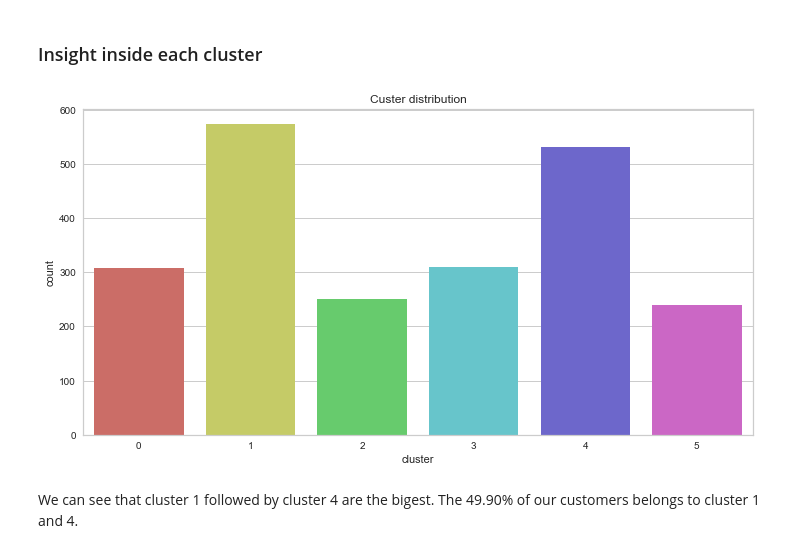
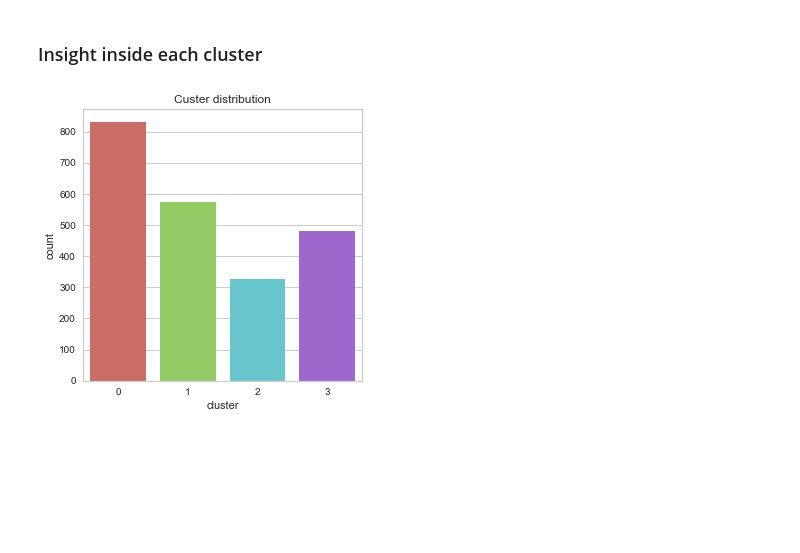
Before and after one commit to shushak/Customer-Segmentation-Project, a Jupyter notebook: Customer_Segmentation_Project.ipynb, the cells around one changed output. Saved outputs shown, nothing was run; the diff lists cells and outputs as text; code cells hidden in the pictures; blank space fills up the shorter version.

```diff
--- a/Customer_Segmentation_Project.ipynb
+++ b/Customer_Segmentation_Project.ipynb
@@ -336,4 +356,4 @@ Name: teenhome, dtype: int64
 #" kidhome" and "teenhome" are very similar columns.
 #in this case we will sum them up in order to have a new column called "parent"
 
-df["parent"]=df['kidhome']+df['teenhome']
+df["number_children"]=df['kidhome']+df['teenhome']
@@ -355,6 +379,6 @@ Name: parent, Length: 2216, dtype: int64
 # %%
 # parent will have 2 values: "1": when customer is parent, "0" when the customer is not parent
-df["parent"] = np.where(df.parent >0, '1', '0')
+df["parent"] = np.where(df.number_children >0, '1', '0')
 # %%
 #Creating a feature to get a sum of accepted promotions
 df["total_promos"] =  df["acceptedcmp1"]+ df["acceptedcmp2"]+ df["acceptedcmp3"]+ df["acceptedcmp4"]+ df["acceptedcmp5"]
@@ -455,5 +480,5 @@ mask = np.zeros_like(corr)
 mask[np.triu_indices_from(mask)] = True
 with sns.axes_style("white"):
     f, ax = plt.subplots(figsize=(20, 20))
-    ax = sns.heatmap(corr, mask=mask,cmap = "flare", vmin=-1,vmax=1,annot=True, square=True)
+    ax = sns.heatmap(corr, mask=mask,cmap = "Spectral", vmin=-1,vmax=1,annot=True, square=True)
 # %% [output]
@@ -957,5 +985,5 @@ for i in [2, 3, 4, 5,6]:
 # %%
 #Our optimal number of clusters are 6
-kmeans = KMeans(n_clusters=6, random_state=1234)
+kmeans = KMeans(n_clusters=4, random_state=1234)
 kmeans.fit(pca_df)
 # %% [output]
@@ -1016,11 +1042,10 @@ pca_df.head()
 # %% [markdown]
 ### Insight inside each cluster
 # %%
-pal = sns.color_palette("hls", 6)
-pl = sns.countplot(x=X["cluster"], palette= size="size")
+pal = sns.color_palette("hls")
+fig,ax=plt.subplots(figsize=(5,5))
+pl = sns.countplot(x=X["cluster"], palette="hls")
 pl.set_title("Custer distribution")
 plt.show()
 # %% [output]
-[figure, old version]
+[figure, new version]
-# %% [markdown]
-We can see that cluster 1 followed by cluster 4 are the bigest. The 49.90% of our customers belongs to cluster 1 and 4.
```
Also changed, not shown: parts of 86 cells of this notebook, 1 other file.
